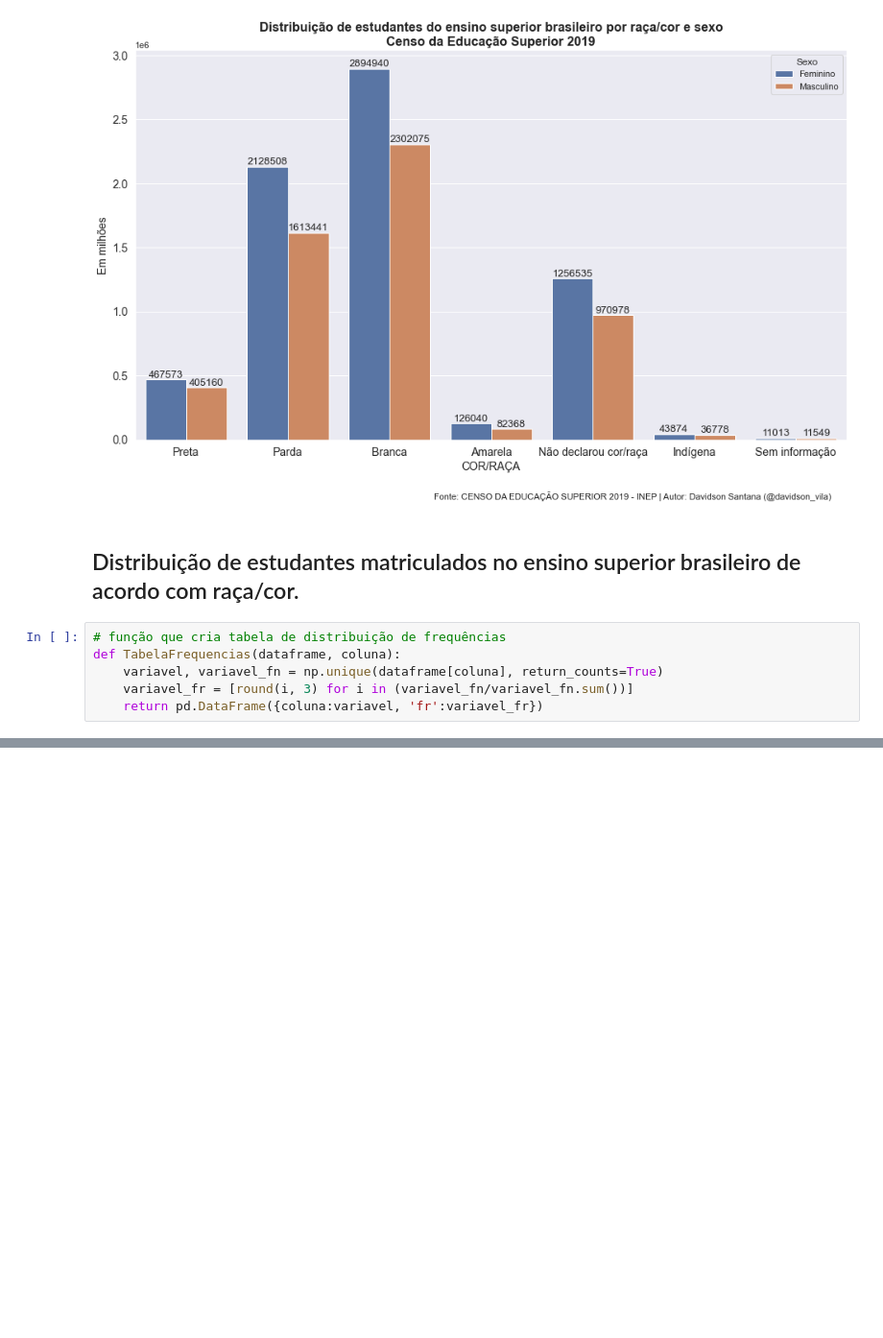
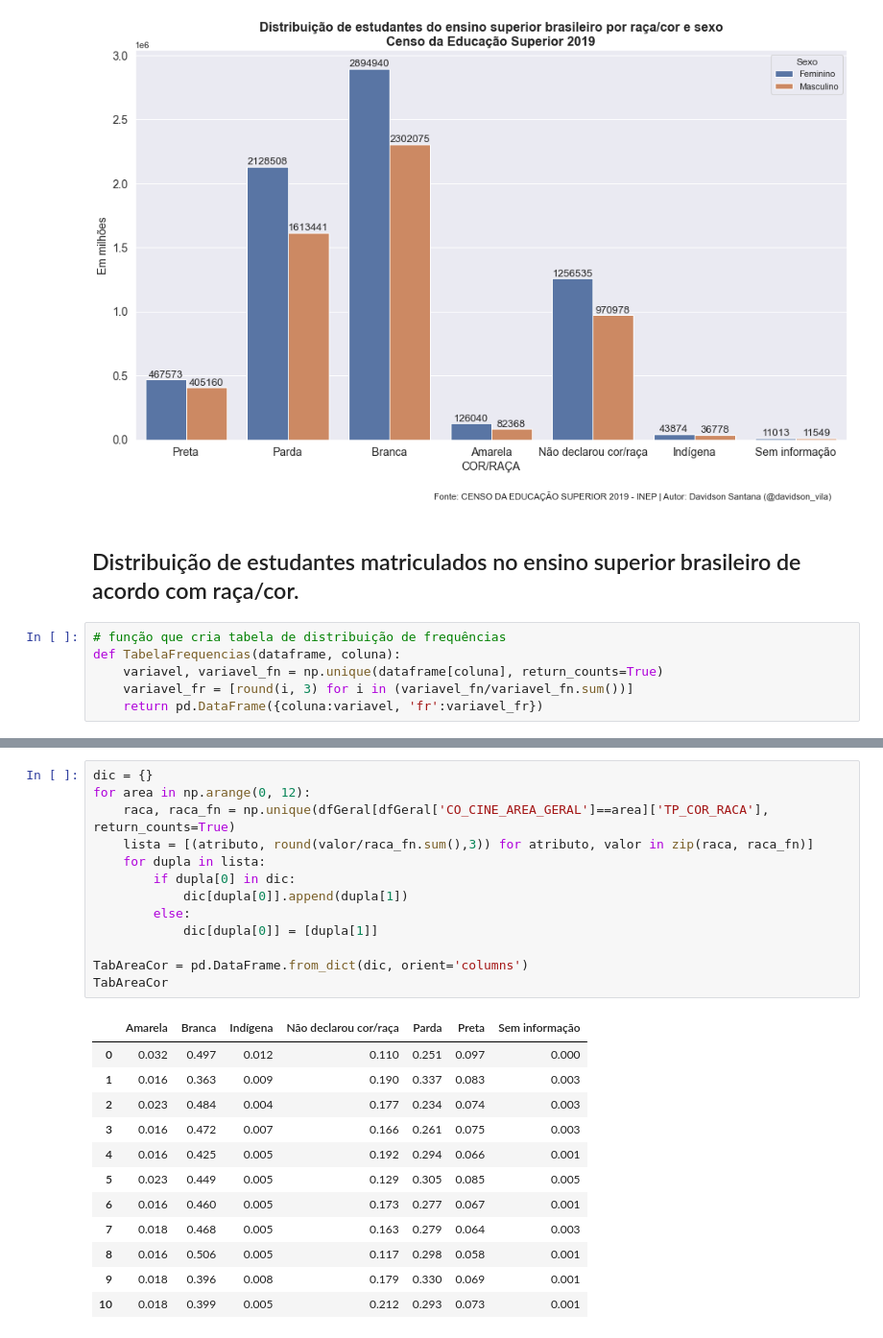
Before and after one commit to davidsonsantana89/censo-escolar-ensino-superior, a Jupyter notebook: 2019/censo-escolar-educacao-superior-2019.ipynb, the cells around one changed output, grey strips where cells are left out. Shown: that part at 96% size. Saved outputs shown, nothing was run; the diff lists cells and outputs as text; blank space fills up the shorter version.

```diff
--- a/2019/censo-escolar-educacao-superior-2019.ipynb
+++ b/2019/censo-escolar-educacao-superior-2019.ipynb
@@ -112,0 +133,26 @@ plt.show()
+# %%
+dic = {}
+for area in np.arange(0, 12):
+    raca, raca_fn = np.unique(dfGeral[dfGeral['CO_CINE_AREA_GERAL']==area]['TP_COR_RACA'], return_counts=True)
+    lista = [(atributo, round(valor/raca_fn.sum(),3)) for atributo, valor in zip(raca, raca_fn)]
+    for dupla in lista:
+        if dupla[0] in dic:
+            dic[dupla[0]].append(dupla[1])
+        else:
+            dic[dupla[0]] = [dupla[1]]
+
+TabAreaCor = pd.DataFrame.from_dict(dic, orient='columns')
+TabAreaCor
+# %% [output]
+|  | Amarela | Branca | Indígena | Não declarou cor/raça | Parda | Preta | Sem informação |
+| 0 | 0.032 | 0.497 | 0.012 | 0.110 | 0.251 | 0.097 | 0.000 |
+| 1 | 0.016 | 0.363 | 0.009 | 0.190 | 0.337 | 0.083 | 0.003 |
+| 2 | 0.023 | 0.484 | 0.004 | 0.177 | 0.234 | 0.074 | 0.003 |
+| 3 | 0.016 | 0.472 | 0.007 | 0.166 | 0.261 | 0.075 | 0.003 |
+| 4 | 0.016 | 0.425 | 0.005 | 0.192 | 0.294 | 0.066 | 0.001 |
+| 5 | 0.023 | 0.449 | 0.005 | 0.129 | 0.305 | 0.085 | 0.005 |
+| 6 | 0.016 | 0.460 | 0.005 | 0.173 | 0.277 | 0.067 | 0.001 |
+| 7 | 0.018 | 0.468 | 0.005 | 0.163 | 0.279 | 0.064 | 0.003 |
+| 8 | 0.016 | 0.506 | 0.005 | 0.117 | 0.298 | 0.058 | 0.001 |
+| 9 | 0.018 | 0.396 | 0.008 | 0.179 | 0.330 | 0.069 | 0.001 |
+| 10 | 0.018 | 0.399 | 0.005 | 0.212 | 0.293 | 0.073 | 0.001 |
```
Also changed, not shown: parts of 16 cells of this notebook.
